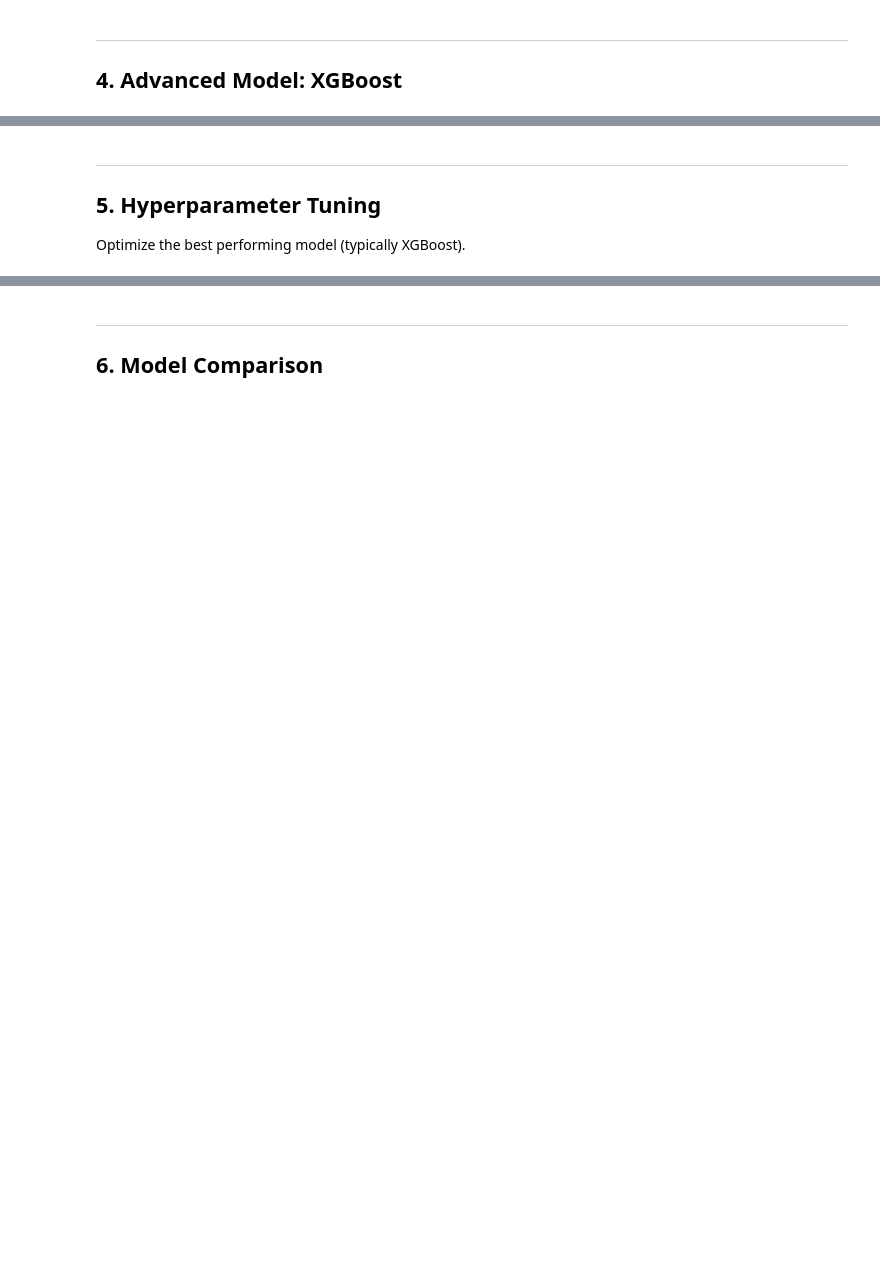
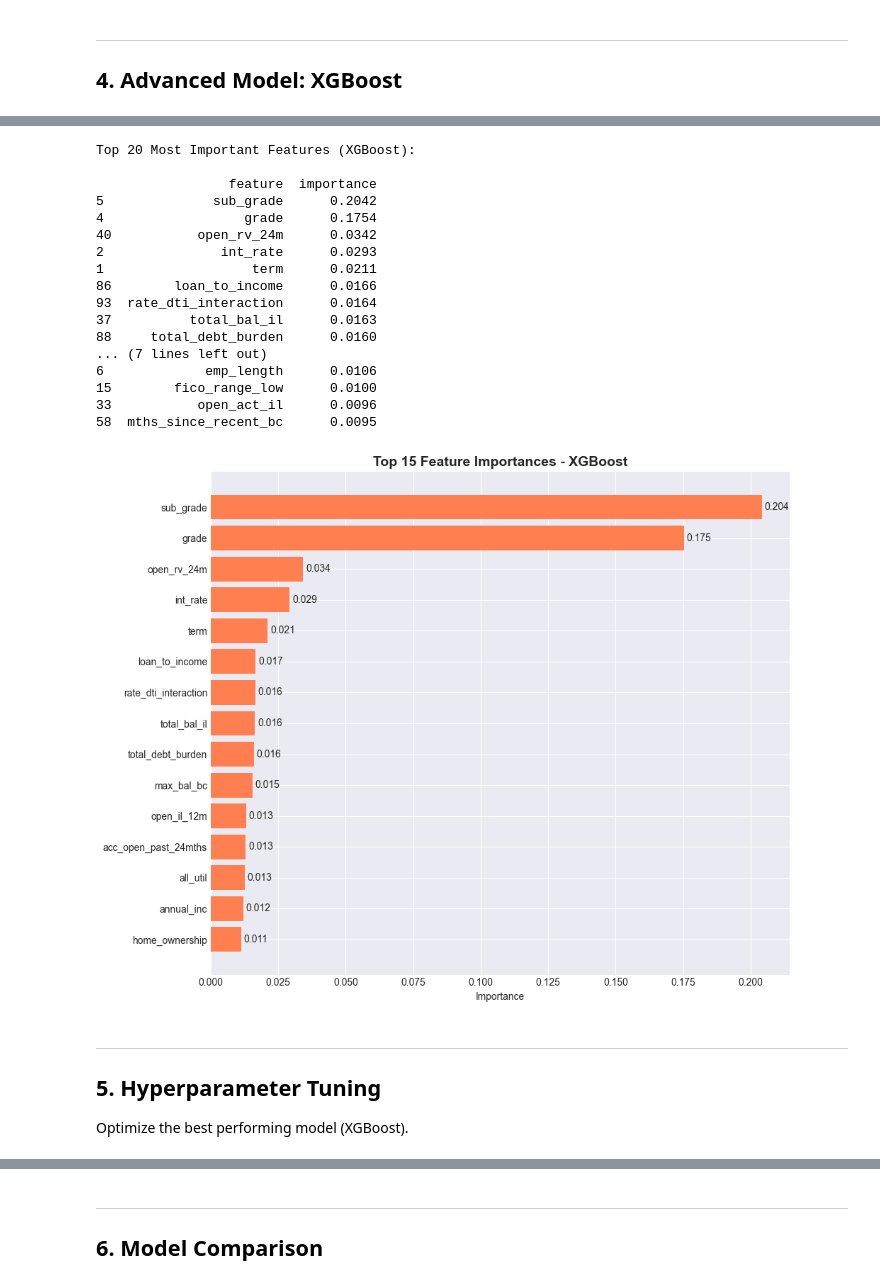
Before and after one commit to federico1809/credit-risk-modeling, a Jupyter notebook: notebooks/03_model_training.ipynb, the cells around one changed output, grey strips where cells are left out. Drawn from its saved outputs; the diff is of its cells as text; code cells hidden in the pictures; blank space fills up the shorter version.

```diff
--- a/notebooks/03_model_training.ipynb
+++ b/notebooks/03_model_training.ipynb
@@ -324,26 +493,50 @@ print(f"PR-AUC:    {average_precision_score(y_test, y_test_proba_xgb):.4f}")
 # %%
-# Feature Importance
+# Feature Importance - XGBoost
 feature_importance_xgb = pd.DataFrame({
-    'feature': X_train.columns,
+    'feature': cols_to_keep_names, # Use the filtered names list
     'importance': xgb_model.feature_importances_
 }).sort_values('importance', ascending=False)
 
 print("\nTop 20 Most Important Features (XGBoost):\n")
 print(feature_importance_xgb.head(20))
 
 # Visualize top 15
 fig, ax = plt.subplots(figsize=(10, 8))
 top_15 = feature_importance_xgb.head(15)
 ax.barh(range(len(top_15)), top_15['importance'].values, color='coral')
 ax.set_yticks(range(len(top_15)))
 ax.set_yticklabels(top_15['feature'].values)
 ax.set_xlabel('Importance')
 ax.set_title('Top 15 Feature Importances - XGBoost', fontsize=14, fontweight='bold')
 ax.invert_yaxis()
+
+# Optional: Add values to the bars for precision
+for i, v in enumerate(top_15['importance'].values):
+    ax.text(v + 0.001, i, f'{v:.3f}', va='center', fontsize=10)
+
 plt.tight_layout()
 plt.show()
+# %% [output]
+Top 20 Most Important Features (XGBoost):
+
+                 feature  importance
+5              sub_grade      0.2042
+4                  grade      0.1754
+40           open_rv_24m      0.0342
+2               int_rate      0.0293
+1                   term      0.0211
+86        loan_to_income      0.0166
+93  rate_dti_interaction      0.0164
+37          total_bal_il      0.0163
+88     total_debt_burden      0.0160
+... (7 lines left out)
+6             emp_length      0.0106
+15        fico_range_low      0.0100
+33           open_act_il      0.0096
+58  mths_since_recent_bc      0.0095
+[figure, added]
 # %% [markdown]
 ---
 ## 5. Hyperparameter Tuning
 
-Optimize the best performing model (typically XGBoost).
+Optimize the best performing model (XGBoost).
```
Also changed, not shown: parts of 25 cells of this notebook, 1 other file.
